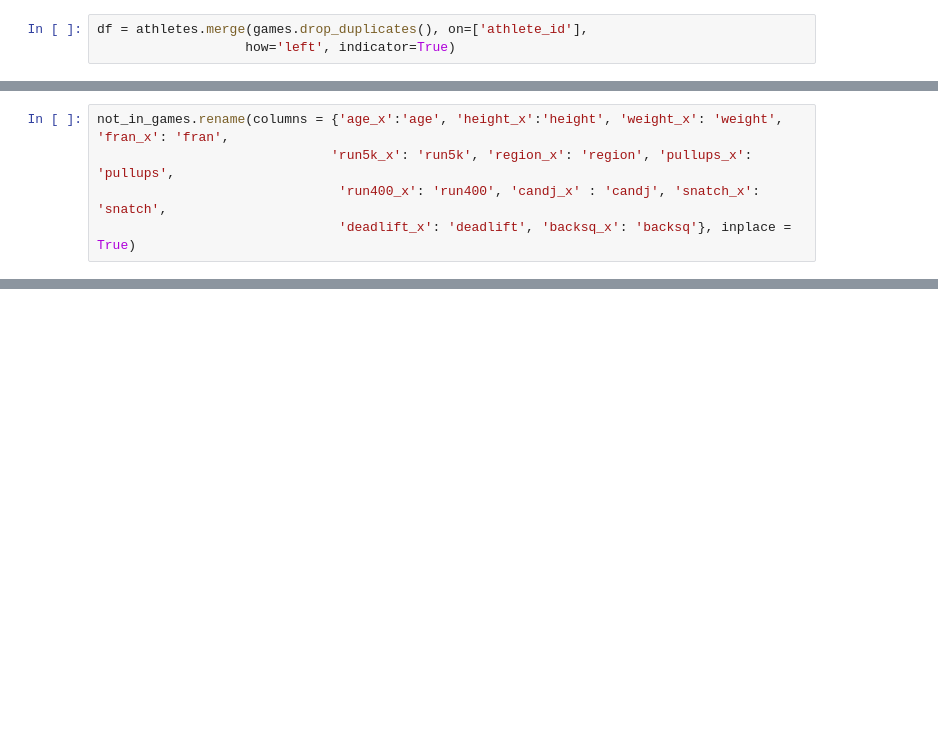
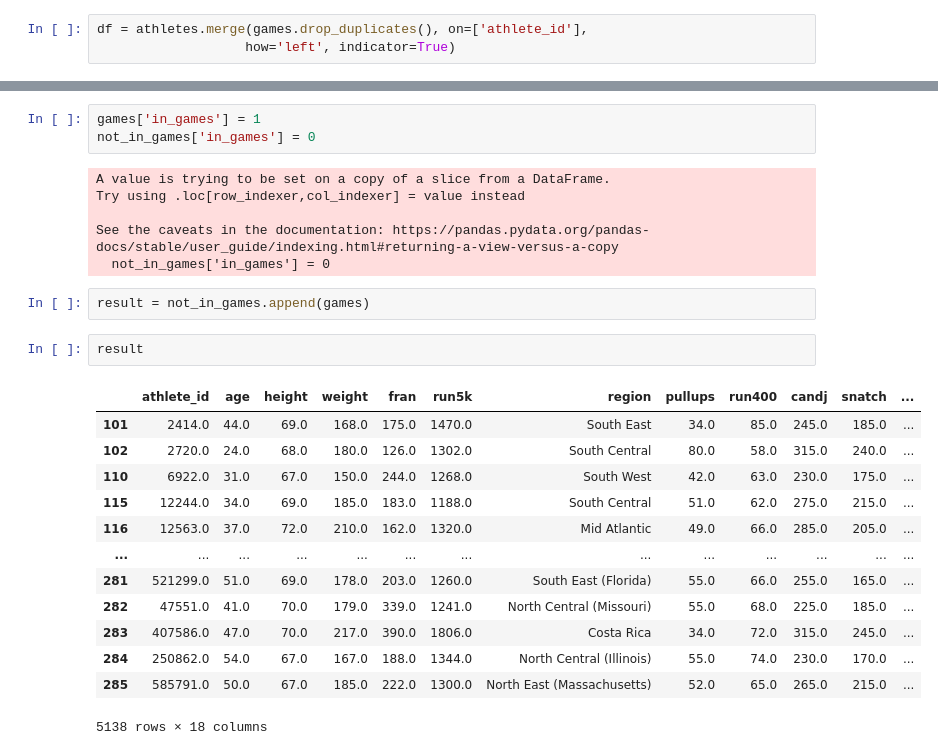
Before and after one commit to allisontao/crossfit-games-analysis, a Jupyter notebook: logistic_regression.ipynb, the cells around one changed output, grey strips where cells are left out. Saved outputs shown, nothing was run; the diff lists cells and outputs as text; blank space fills up the shorter version.

```diff
--- a/logistic_regression.ipynb
+++ b/logistic_regression.ipynb
@@ -228,5 +120,0 @@ not_in_games.head()
-# %%
-not_in_games.rename(columns = {'age_x':'age', 'height_x':'height', 'weight_x': 'weight', 'fran_x': 'fran',
-                              'run5k_x': 'run5k', 'region_x': 'region', 'pullups_x': 'pullups',
-                               'run400_x': 'run400', 'candj_x' : 'candj', 'snatch_x': 'snatch',
-                               'deadlift_x': 'deadlift', 'backsq_x': 'backsq'}, inplace = True)
@@ -253,0 +121,27 @@ not_in_games
+# %%
+games['in_games'] = 1
+not_in_games['in_games'] = 0
+# %% [output]
+A value is trying to be set on a copy of a slice from a DataFrame.
+Try using .loc[row_indexer,col_indexer] = value instead
+
+See the caveats in the documentation: https://pandas.pydata.org/pandas-docs/stable/user_guide/indexing.html#returning-a-view-versus-a-copy
+  not_in_games['in_games'] = 0
+# %%
+result = not_in_games.append(games)
+# %%
+result
+# %% [output]
+|  | athlete_id | age | height | weight | fran | run5k | region | pullups | run400 | candj | snatch | ... |
+| 101 | 2414.0 | 44.0 | 69.0 | 168.0 | 175.0 | 1470.0 | South East | 34.0 | 85.0 | 245.0 | 185.0 | ... |
+| 102 | 2720.0 | 24.0 | 68.0 | 180.0 | 126.0 | 1302.0 | South Central | 80.0 | 58.0 | 315.0 | 240.0 | ... |
+| 110 | 6922.0 | 31.0 | 67.0 | 150.0 | 244.0 | 1268.0 | South West | 42.0 | 63.0 | 230.0 | 175.0 | ... |
+| 115 | 12244.0 | 34.0 | 69.0 | 185.0 | 183.0 | 1188.0 | South Central | 51.0 | 62.0 | 275.0 | 215.0 | ... |
+| 116 | 12563.0 | 37.0 | 72.0 | 210.0 | 162.0 | 1320.0 | Mid Atlantic | 49.0 | 66.0 | 285.0 | 205.0 | ... |
+| ... | ... | ... | ... | ... | ... | ... | ... | ... | ... | ... | ... | ... |
+| 281 | 521299.0 | 51.0 | 69.0 | 178.0 | 203.0 | 1260.0 | South East (Florida) | 55.0 | 66.0 | 255.0 | 165.0 | ... |
+| 282 | 47551.0 | 41.0 | 70.0 | 179.0 | 339.0 | 1241.0 | North Central (Missouri) | 55.0 | 68.0 | 225.0 | 185.0 | ... |
+| 283 | 407586.0 | 47.0 | 70.0 | 217.0 | 390.0 | 1806.0 | Costa Rica | 34.0 | 72.0 | 315.0 | 245.0 | ... |
+| 284 | 250862.0 | 54.0 | 67.0 | 167.0 | 188.0 | 1344.0 | North Central (Illinois) | 55.0 | 74.0 | 230.0 | 170.0 | ... |
+| 285 | 585791.0 | 50.0 | 67.0 | 185.0 | 222.0 | 1300.0 | North East (Massachusetts) | 52.0 | 65.0 | 265.0 | 215.0 | ... |
+5138 rows × 18 columns
```
Also changed, not shown: parts of 13 cells of this notebook.
